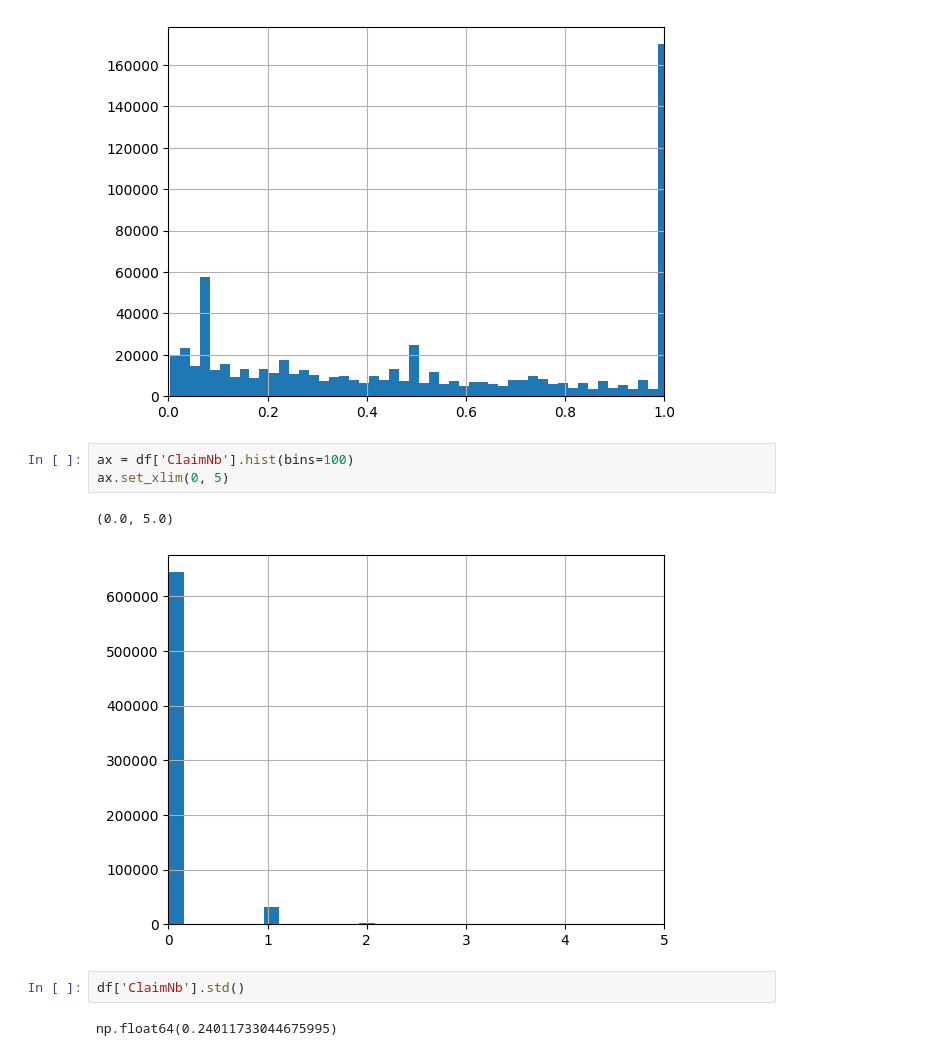
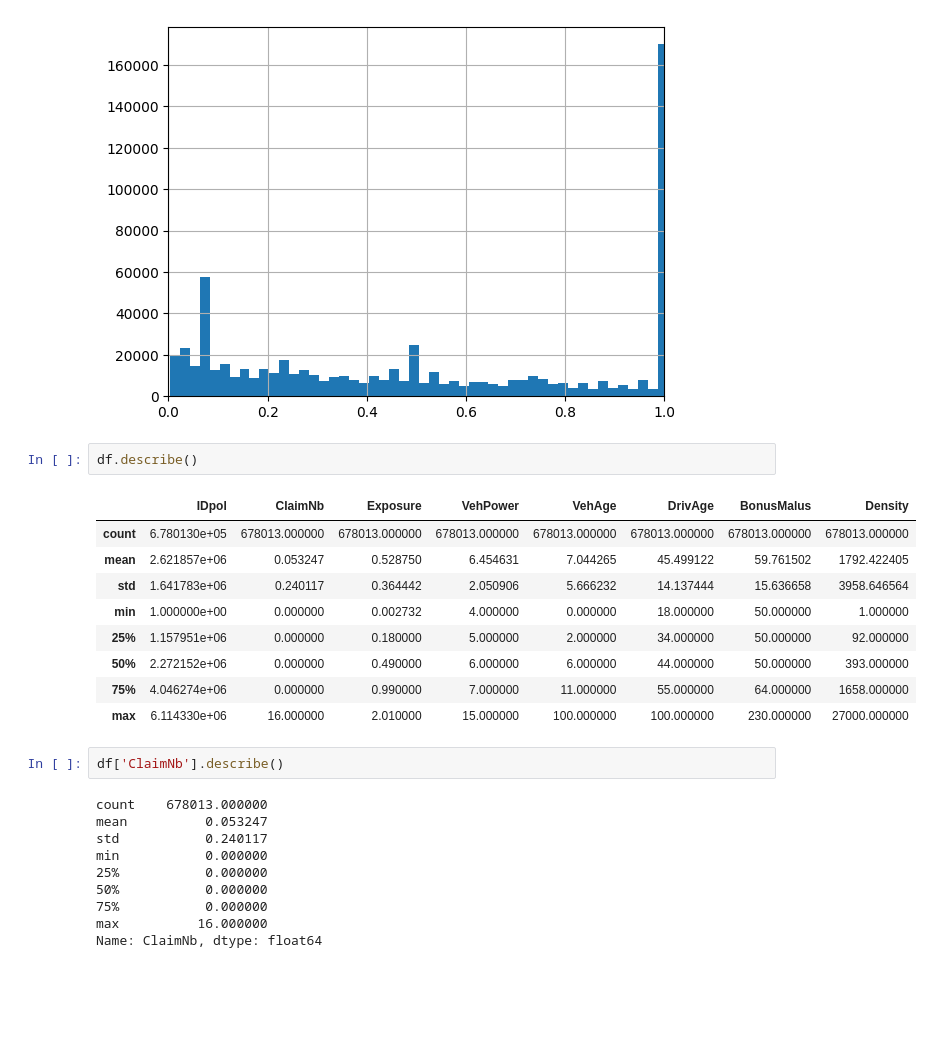
Before and after one commit to Addes4/data-workshops, a Jupyter notebook: data/2026-W07/starter.ipynb, the cells around one changed output. Cells and saved outputs as stored; diff of their text form; blank space fills up the shorter version.

```diff
--- a/data/2026-W07/starter.ipynb
+++ b/data/2026-W07/starter.ipynb
@@ -160,12 +177,26 @@ ax.set_xlim(0, 1)
 (0.0, 1.0)
 [figure]
 # %%
-ax = df['ClaimNb'].hist(bins=100)
-ax.set_xlim(0, 5)
+df.describe()
 # %% [output]
-(0.0, 5.0)
-[figure, removed]
+|  | IDpol | ClaimNb | Exposure | VehPower | VehAge | DrivAge | BonusMalus | Density |
+| count | 6.780130e+05 | 678013.000000 | 678013.000000 | 678013.000000 | 678013.000000 | 678013.000000 | 678013.000000 | 678013.000000 |
+| mean | 2.621857e+06 | 0.053247 | 0.528750 | 6.454631 | 7.044265 | 45.499122 | 59.761502 | 1792.422405 |
+| std | 1.641783e+06 | 0.240117 | 0.364442 | 2.050906 | 5.666232 | 14.137444 | 15.636658 | 3958.646564 |
+| min | 1.000000e+00 | 0.000000 | 0.002732 | 4.000000 | 0.000000 | 18.000000 | 50.000000 | 1.000000 |
+| 25% | 1.157951e+06 | 0.000000 | 0.180000 | 5.000000 | 2.000000 | 34.000000 | 50.000000 | 92.000000 |
+| 50% | 2.272152e+06 | 0.000000 | 0.490000 | 6.000000 | 6.000000 | 44.000000 | 50.000000 | 393.000000 |
+| 75% | 4.046274e+06 | 0.000000 | 0.990000 | 7.000000 | 11.000000 | 55.000000 | 64.000000 | 1658.000000 |
+| max | 6.114330e+06 | 16.000000 | 2.010000 | 15.000000 | 100.000000 | 100.000000 | 230.000000 | 27000.000000 |
 # %%
-df['ClaimNb'].std()
+df['ClaimNb'].describe()
 # %% [output]
-np.float64(0.24011733044675995)
+count    678013.000000
+mean          0.053247
+std           0.240117
+min           0.000000
+25%           0.000000
+50%           0.000000
+75%           0.000000
+max          16.000000
+Name: ClaimNb, dtype: float64
```
Also changed, not shown: parts of 8 cells of this notebook.
